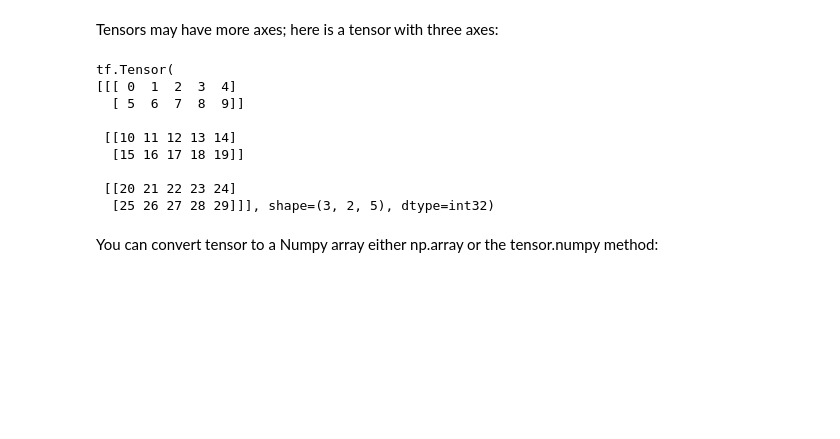
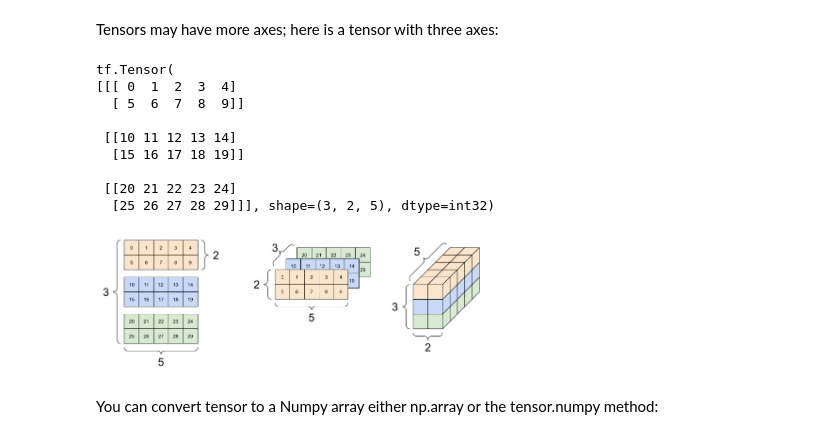
Before and after one commit to THIRU9573/Tensorflow-Notes, a Jupyter notebook: Tensorflow_Class_1.ipynb, the cells around one changed output. Cells and saved outputs as stored; diff of their text form; code cells hidden in the pictures; blank space fills up the shorter version.

```diff
--- a/Tensorflow_Class_1.ipynb
+++ b/Tensorflow_Class_1.ipynb
@@ -531,6 +542,10 @@ tf.Tensor(
 
  [[20 21 22 23 24]
   [25 26 27 28 29]]], shape=(3, 2, 5), dtype=int32)
+# %%
+Image("tf5.jpeg", width = 400)
+# %% [output]
+[figure, added]
 # %% [markdown]
 You can convert tensor to a Numpy array either np.array or the tensor.numpy method:
 # %%
```
Also changed, not shown: parts of 32 cells of this notebook.
